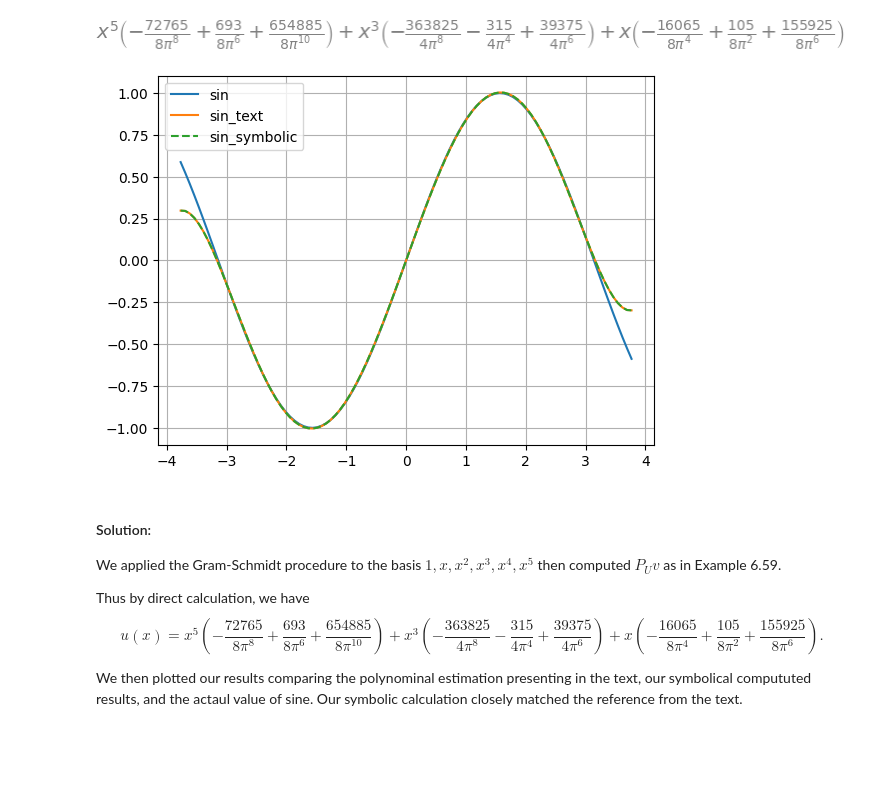
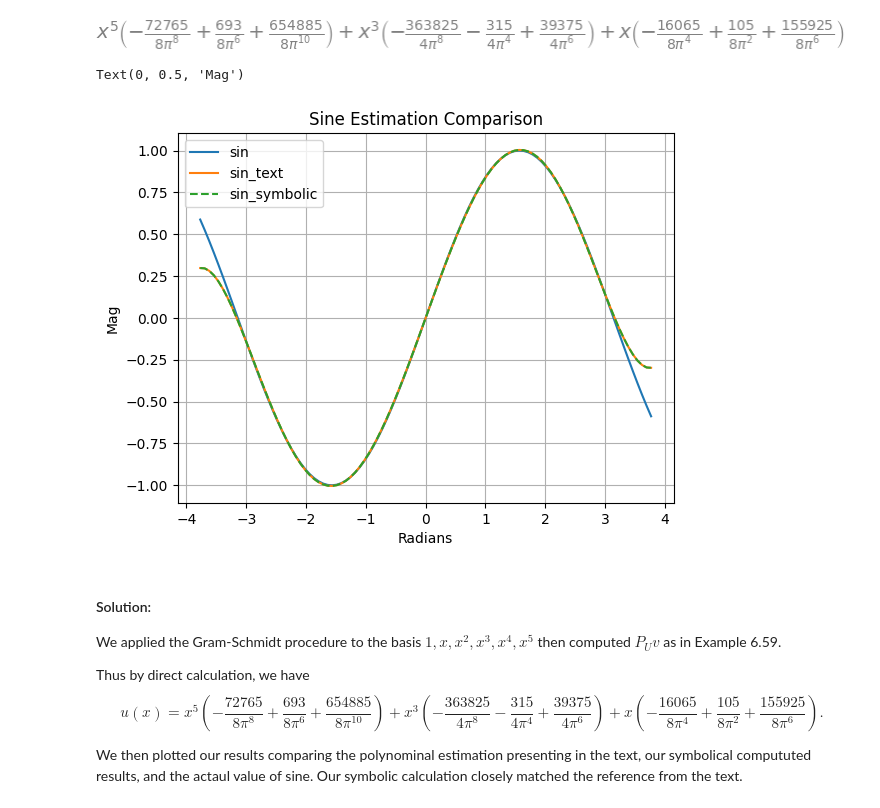
Before and after one commit to fractalclockwork/Math725, a Jupyter notebook: HW/Math725_HW7.ipynb, the cells around one changed output. Drawn from its saved outputs; the diff is of its cells as text; code cells hidden in the pictures; blank space fills up the shorter version.

```diff
--- a/HW/Math725_HW7.ipynb
+++ b/HW/Math725_HW7.ipynb
@@ -317,12 +357,16 @@ sin_axler = lambda x: 0.987862*x   - 0.155271*x**3   + 0.00564312*x**5 # text
 # %%
 plt.plot(xx,np.sin(xx), label='sin')
 plt.plot(xx,sin_axler(xx), label='sin_text')
 plt.plot(xx,sin_est0, label='sin_symbolic', linestyle='dashed')
 #plt.plot(xx,sin_est1, label='sin_rounded')
 plt.legend()
 plt.grid()
+plt.title('Sine Estimation Comparison')
+plt.xlabel('Radians')
+plt.ylabel('Mag')
 # %% [output]
+Text(0, 0.5, 'Mag')
-[figure, old version]
+[figure, new version]
 # %% [markdown]
 #### Solution:
 We applied the Gram-Schmidt procedure to the basis $1, x, x^2, x^3, x^4, x^5$ then computed $P_Uv$ as in Example 6.59.
```
Also changed, not shown: parts of 9 cells of this notebook.
